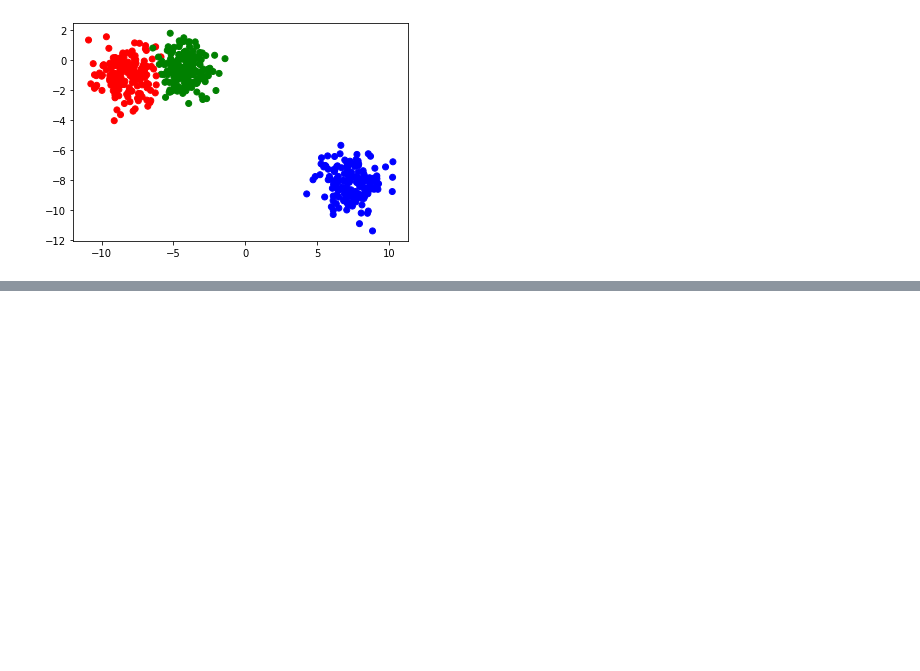
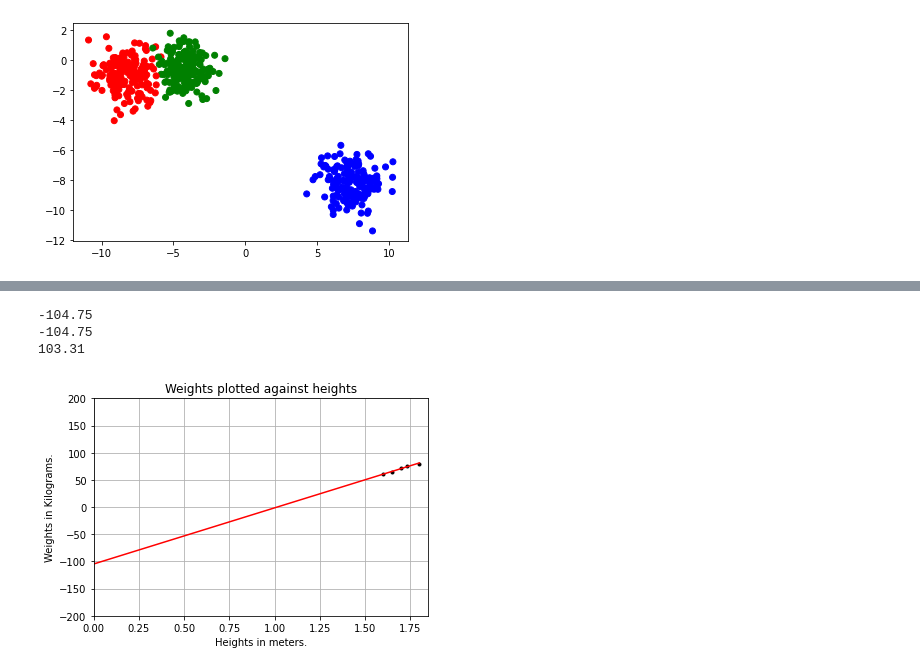
Before and after one commit to Konoko2004/Sales_Data_Analysis, a Jupyter notebook: Getting_started_with_Scikit_learn_for_Machine_Learning.ipynb, the cells around one changed output, grey strips where cells are left out. Saved outputs shown, nothing was run; the diff lists cells and outputs as text; code cells hidden in the pictures; blank space fills up the shorter version.

```diff
--- a/Getting_started_with_Scikit_learn_for_Machine_Learning.ipynb
+++ b/Getting_started_with_Scikit_learn_for_Machine_Learning.ipynb
@@ -91,0 +115,35 @@ print(round(weight,2))
+# %%
+# Linear Regression - Getting the Gradient and the intercept of the Linear Regression Line
+
+plt.title('Weights plotted against heights')
+plt.xlabel('Heights in meters.')
+plt.ylabel('Weights in Kilograms.')
+plt.plot(height,weight,'k.')
+
+#we set the x axis to start from 0 and then enlarge the y axis.
+
+plt.axis([0,1.85,-200,200])
+plt.grid(True)
+
+#plot the regression line :
+
+extreme_height = [[0],[1.8]]
+plt.plot(extreme_height, model.predict(extreme_height),color='r')
+
+#What is the value of y when x = 0
+predicted_Y = model.predict([[0]])
+predicted_Y = round(predicted_Y[0][0],2)
+print(predicted_Y)
+
+#Alternatively we can use .intercept property
+
+print(round(model.intercept_[0],2))
+
+#what is the gradient of the linear regression
+
+print(round(model.coef_[0][0],2))
+# %% [output]
+-104.75
+-104.75
+103.31
+[figure, added]
```
Also changed, not shown: parts of 3 cells of this notebook.
